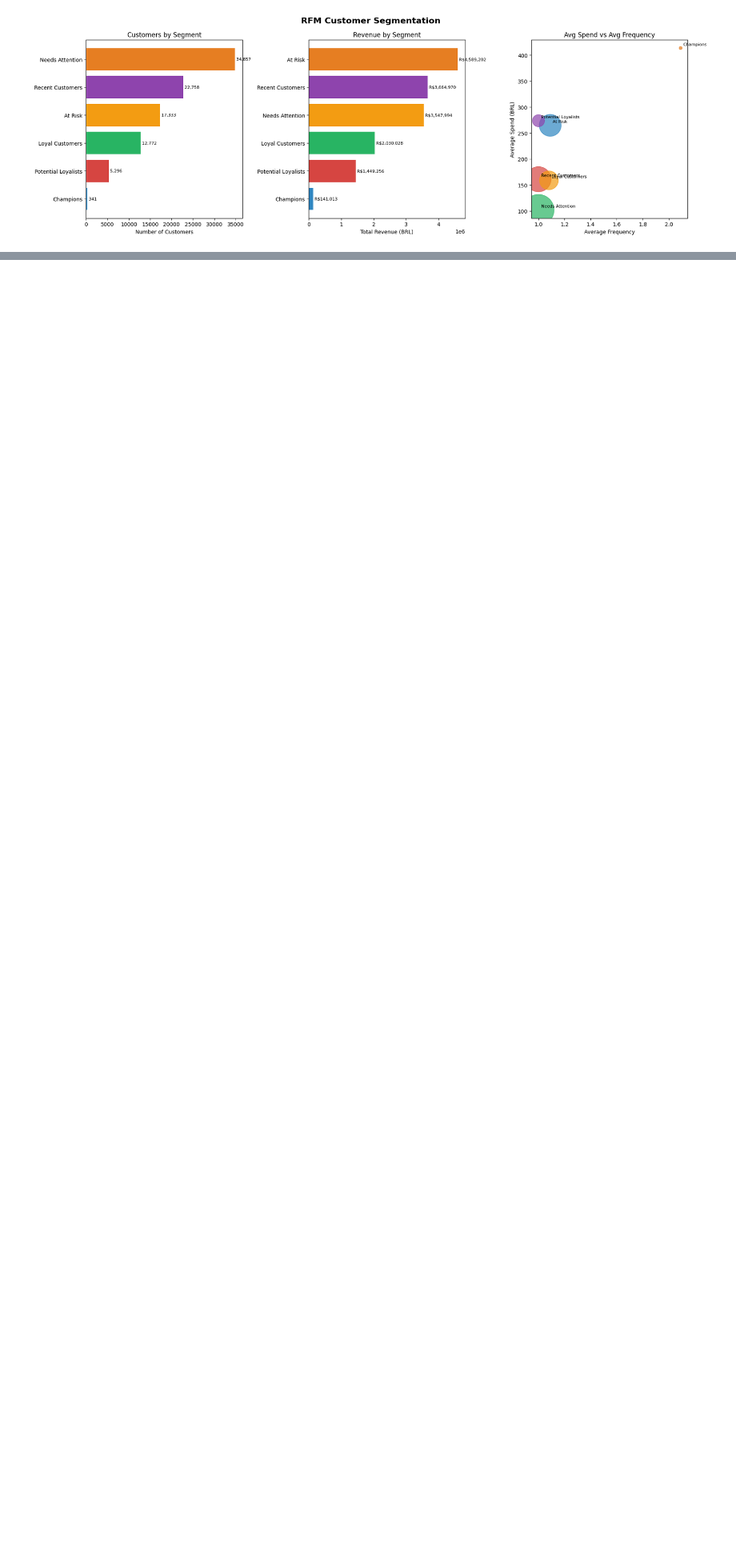
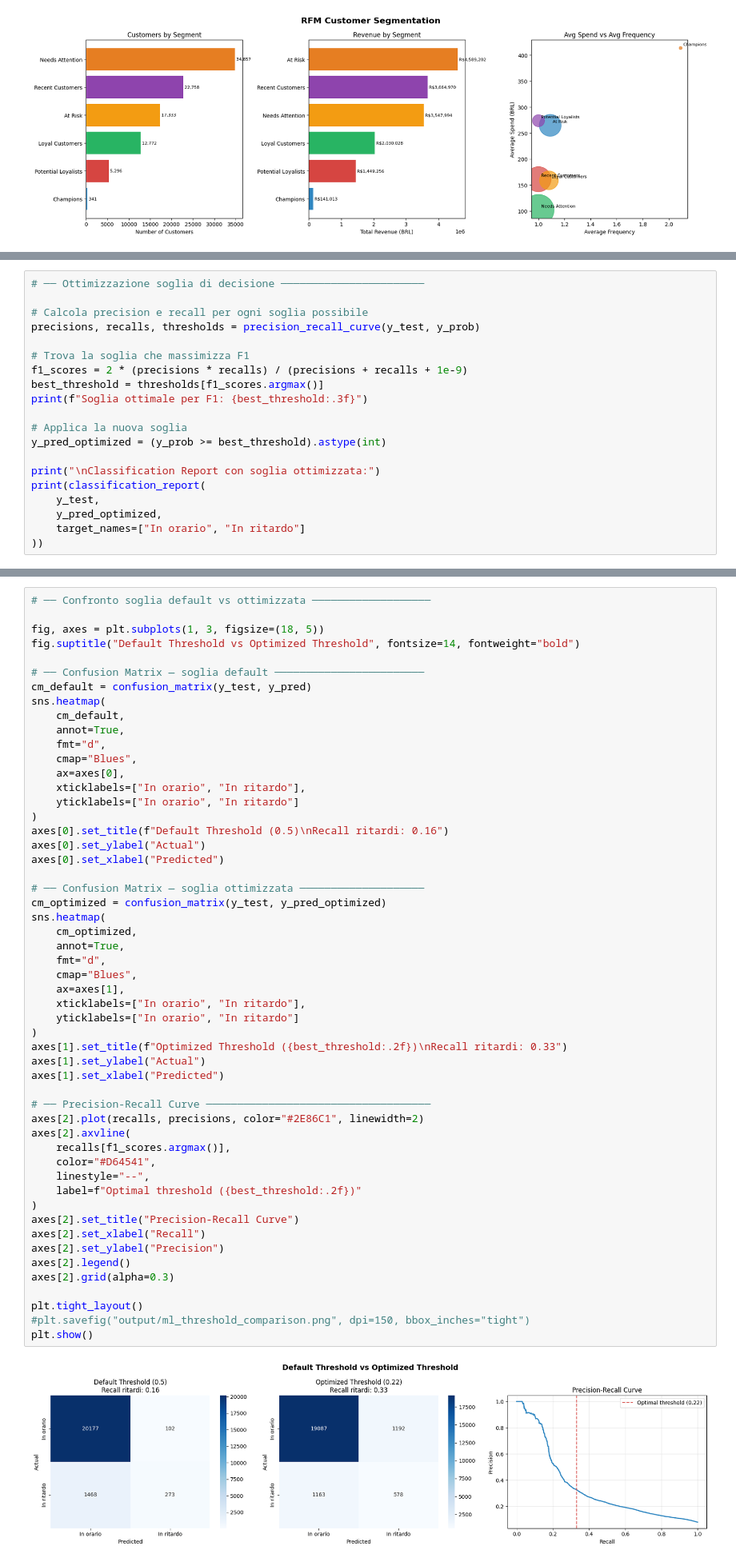
Before and after one commit to marinoalfonso/olist-ecommerce-analysis, a Jupyter notebook: notebooks/analysis.ipynb, the cells around one changed output, grey strips where cells are left out. Shown at 80% size. Drawn from its saved outputs; the diff is of its cells as text; blank space fills up the shorter version.

```diff
--- a/notebooks/analysis.ipynb
+++ b/notebooks/analysis.ipynb
@@ -371,0 +541,20 @@ plt.show()
+# %%
+# ── Ottimizzazione soglia di decisione ───────────────────────
+
+# Calcola precision e recall per ogni soglia possibile
+precisions, recalls, thresholds = precision_recall_curve(y_test, y_prob)
+
+# Trova la soglia che massimizza F1
+f1_scores = 2 * (precisions * recalls) / (precisions + recalls + 1e-9)
+best_threshold = thresholds[f1_scores.argmax()]
+print(f"Soglia ottimale per F1: {best_threshold:.3f}")
+
+# Applica la nuova soglia
+y_pred_optimized = (y_prob >= best_threshold).astype(int)
+
+print("\nClassification Report con soglia ottimizzata:")
+print(classification_report(
+    y_test,
+    y_pred_optimized,
+    target_names=["In orario", "In ritardo"]
+))
@@ -371,0 +613,55 @@ plt.show()
+# %%
+# ── Confronto soglia default vs ottimizzata ───────────────────
+
+fig, axes = plt.subplots(1, 3, figsize=(18, 5))
+fig.suptitle("Default Threshold vs Optimized Threshold", fontsize=14, fontweight="bold")
+
+# ── Confusion Matrix — soglia default ────────────────────────
+cm_default = confusion_matrix(y_test, y_pred)
+sns.heatmap(
+    cm_default,
+    annot=True,
+    fmt="d",
+    cmap="Blues",
+    ax=axes[0],
+    xticklabels=["In orario", "In ritardo"],
+    yticklabels=["In orario", "In ritardo"]
+)
+axes[0].set_title(f"Default Threshold (0.5)\nRecall ritardi: 0.16")
+axes[0].set_ylabel("Actual")
+axes[0].set_xlabel("Predicted")
+
+# ── Confusion Matrix — soglia ottimizzata ────────────────────
+cm_optimized = confusion_matrix(y_test, y_pred_optimized)
+sns.heatmap(
+    cm_optimized,
+    annot=True,
+    fmt="d",
+    cmap="Blues",
+    ax=axes[1],
+    xticklabels=["In orario", "In ritardo"],
+    yticklabels=["In orario", "In ritardo"]
+)
+axes[1].set_title(f"Optimized Threshold ({best_threshold:.2f})\nRecall ritardi: 0.33")
+axes[1].set_ylabel("Actual")
+axes[1].set_xlabel("Predicted")
+
+# ── Precision-Recall Curve ────────────────────────────────────
+axes[2].plot(recalls, precisions, color="#2E86C1", linewidth=2)
+axes[2].axvline(
+    recalls[f1_scores.argmax()],
+    color="#D64541",
+    linestyle="--",
+    label=f"Optimal threshold ({best_threshold:.2f})"
+)
+axes[2].set_title("Precision-Recall Curve")
+axes[2].set_xlabel("Recall")
+axes[2].set_ylabel("Precision")
+axes[2].legend()
+axes[2].grid(alpha=0.3)
+
+plt.tight_layout()
+#plt.savefig("output/ml_threshold_comparison.png", dpi=150, bbox_inches="tight")
+plt.show()
+# %% [output]
+[figure, added]
```
Also changed, not shown: parts of 8 cells of this notebook.
